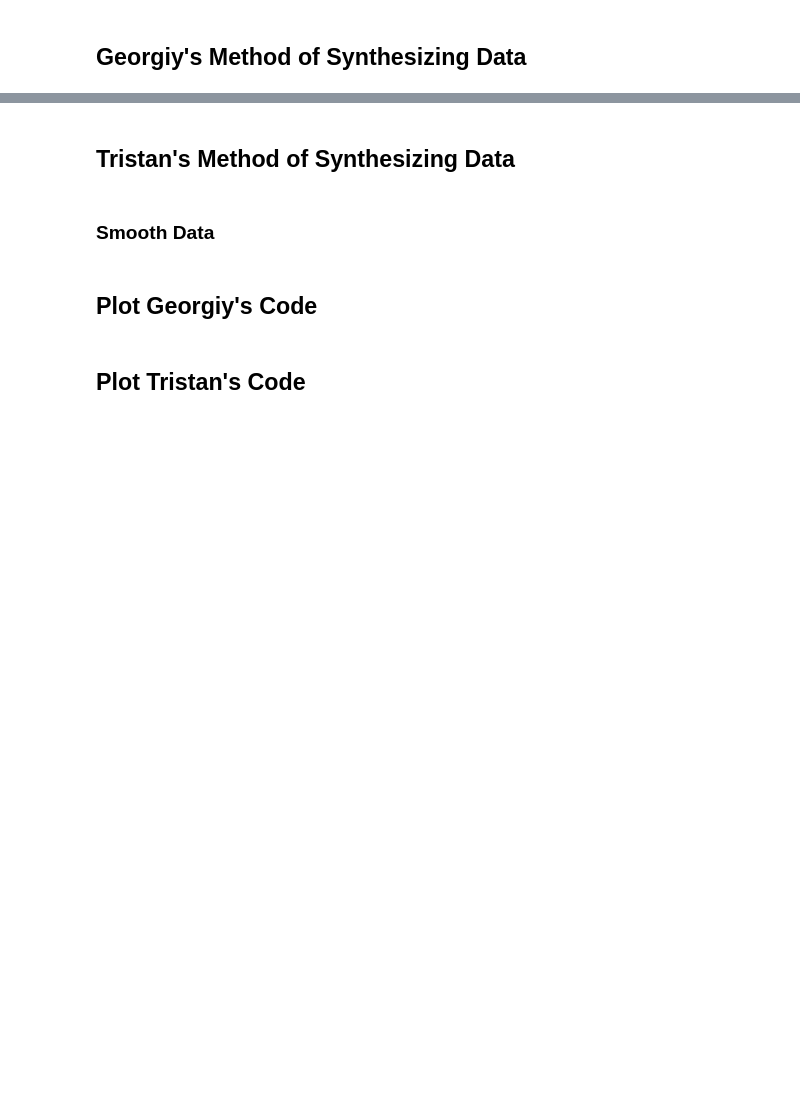
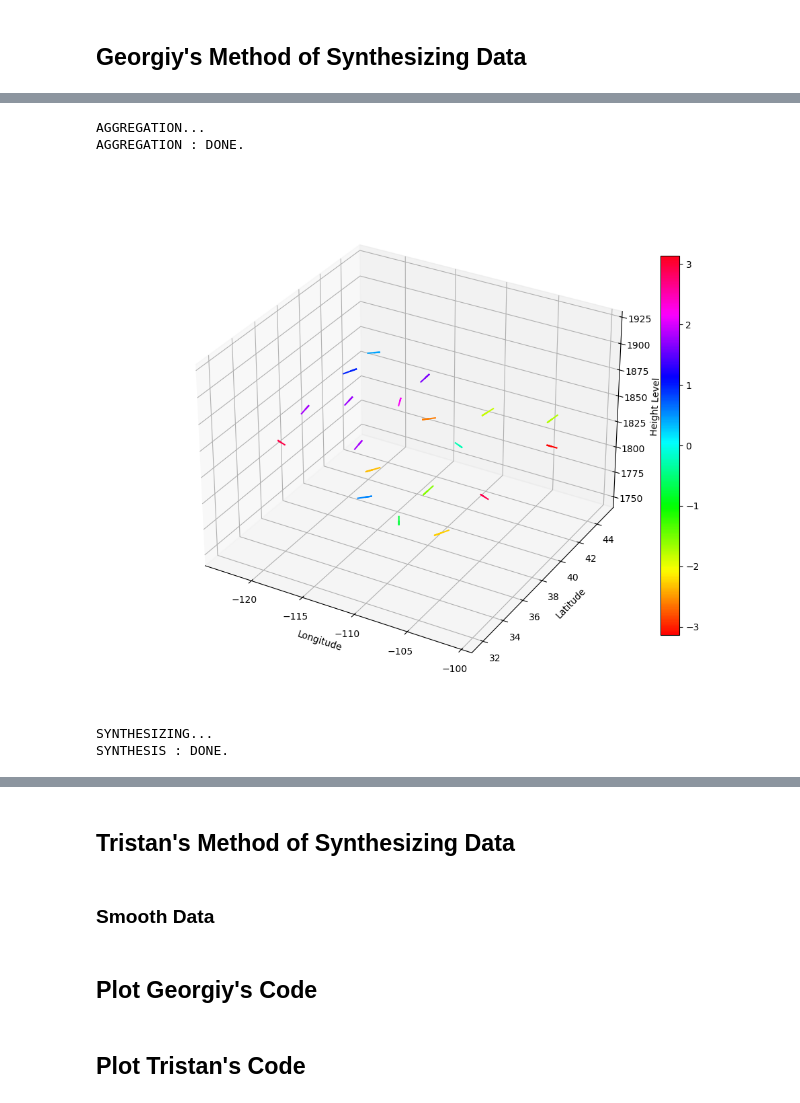
Before and after one commit to USNavalResearchLaboratory/RL-HAB, a Jupyter notebook: SynthWinds/SynthWinds-TRISTAN.ipynb, the cells around one changed output, grey strips where cells are left out. Cells and saved outputs as stored; diff of their text form; code cells hidden in the pictures; blank space fills up the shorter version.

```diff
--- a/SynthWinds/SynthWinds-TRISTAN.ipynb
+++ b/SynthWinds/SynthWinds-TRISTAN.ipynb
@@ -493,7 +624,7 @@ def plot_layer(df, type, height:int, skip = 1):
         ax.set_zlabel('Height Level')
         plt.tight_layout(rect=[0, 0.03, 1, 0.95])
 
-        plt.title(str(df['timestep'][0]) + " - " + str(height/9.81) + "m" )
+        #plt.title(str(df['timestep'][0]) + " - " + str(height/9.81) + "m" )
 
         #ax.set_ylim(ax.get_ylim()[::-1])
         plt.show()
@@ -548,0 +707,34 @@ synth_df
+# %%
+# Aggregate Data
+base_dir = r"/mnt/d/RadioWinds/SOUNDINGS_DATA"
+df2 = aggregate_data2(base_dir, 2023, 8, 3, 12)
+#df2 = df2[(df2['longitude'] >= 90) & (df2['longitude'] <= 131.3) & (df2['latitude'] <= 18) &(df2['latitude'] >= -12.4)]
+
+#Match the Lat/Lon Ranges of the ERA5 subset
+lat_min, lat_max = 30, 45        # US:  30,    45      SEA:  -12,   18
+lon_min, lon_max = -125, -100    # US: -125, -100      SEA:   90,  131
+alt_min, alt_max = 15000, 28000
+
+#SEA:
+#df2 = df2[(df2['longitude'] >= 90) & (df2['longitude'] <= 131.3) & (df2['latitude'] <= 18) &(df2['latitude'] >= -12.4)]
+
+#US SOuthwest:
+df2 = df2[(df2['longitude'] >= lon_min) & (df2['longitude'] <= lon_max) & (df2['latitude'] >= lat_min) & (df2['latitude'] <= lat_max) ]
+
+df2 = df2[(df2['height'] >= alt_min) & (df2['height'] <= alt_max)] #Select desired altitude ranges
+# %% [output]
+AGGREGATION...
+AGGREGATION : DONE.
+# %%
+plot_layer(df2, 'xy', 18000, skip = 1)
+# %% [output]
+[figure, added]
+# %%
+step = .25
+synth_df2 = create_synthetic_stations2(df2, lat_min, lat_max, lon_min, lon_max, step)
+
+#Format the SynthDF to match Xarray
+synth_df2 = format_df(synth_df2, df2)
+# %% [output]
+SYNTHESIZING...
+SYNTHESIS : DONE.
```
Also changed, not shown: parts of 19 cells of this notebook, 16 other files.
